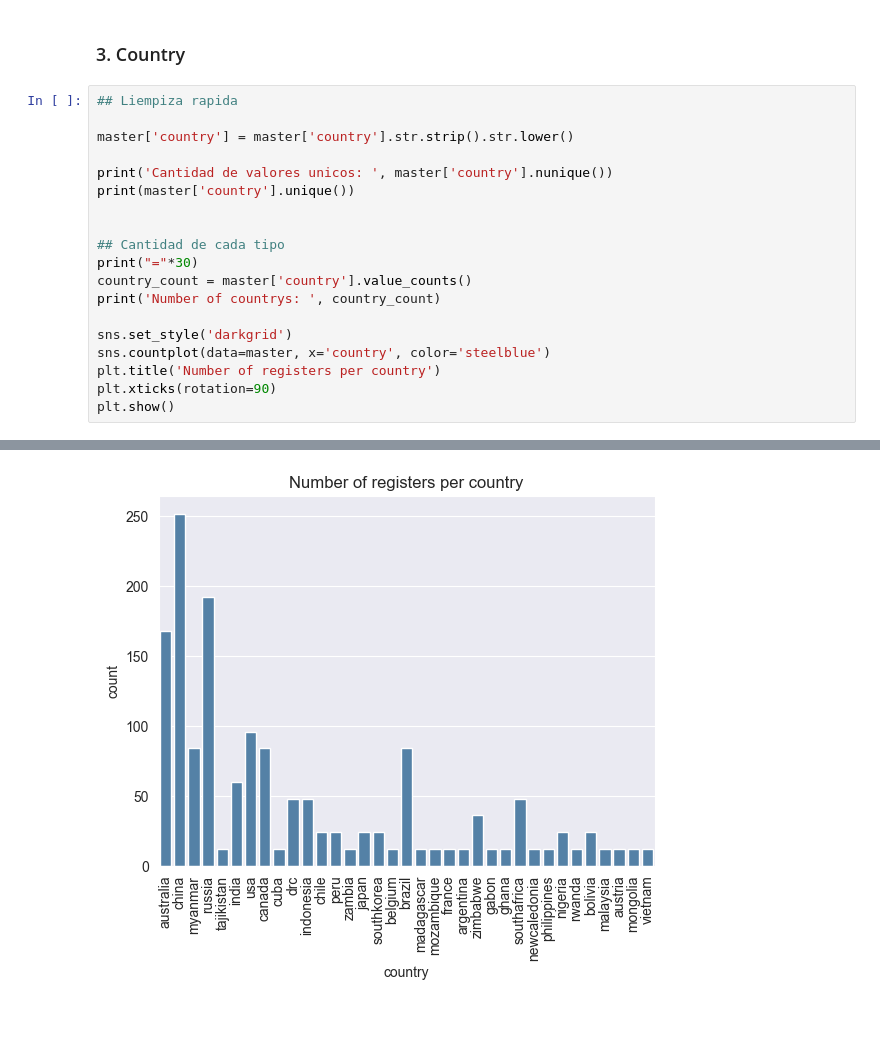
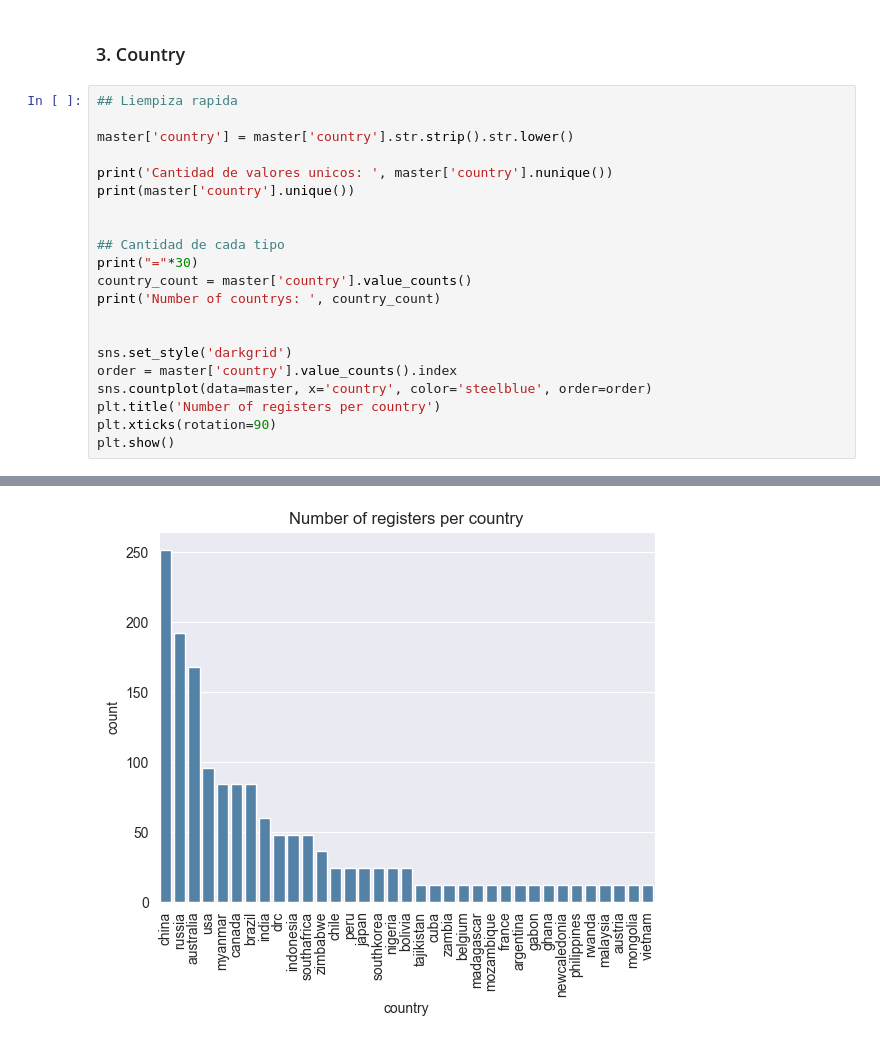
Before and after one commit to gamerOZZY/TerraByte_MineLab, a Jupyter notebook: notebooks/univariate_analysis.ipynb, the cells around one changed output, grey strips where cells are left out. Drawn from its saved outputs; the diff is of its cells as text.

```diff
--- a/notebooks/univariate_analysis.ipynb
+++ b/notebooks/univariate_analysis.ipynb
@@ -139,32 +139,34 @@ print('Cantidad de valores unicos: ', master['country'].nunique())
 print(master['country'].unique())
 
 
 ## Cantidad de cada tipo
 print("="*30)
 country_count = master['country'].value_counts()
 print('Number of countrys: ', country_count)
 
+
 sns.set_style('darkgrid')
-sns.countplot(data=master, x='country', color='steelblue')
+order = master['country'].value_counts().index
+sns.countplot(data=master, x='country', color='steelblue', order=order)
 plt.title('Number of registers per country')
 plt.xticks(rotation=90)
 plt.show()
 # %% [output]
 Cantidad de valores unicos:  35
 <StringArray>
 [   'australia',        'china',      'myanmar',       'russia',
    'tajikistan',        'india',          'usa',       'canada',
          'cuba',          'drc',    'indonesia',        'chile',
          'peru',       'zambia',        'japan',   'southkorea',
       'belgium',       'brazil',   'madagascar',   'mozambique',
        'france',    'argentina',     'zimbabwe',        'gabon',
         'ghana',  'southafrica', 'newcaledonia',  'philippines',
       'nigeria',       'rwanda',      'bolivia',     'malaysia',
       'austria',     'mongolia',      'vietnam']
 Length: 35, dtype: str
 ... (34 lines left out)
 austria          12
 mongolia         12
 vietnam          12
 Name: count, dtype: int64
-[figure, old version]
+[figure, new version]
```
Also changed, not shown: 3 other files.
